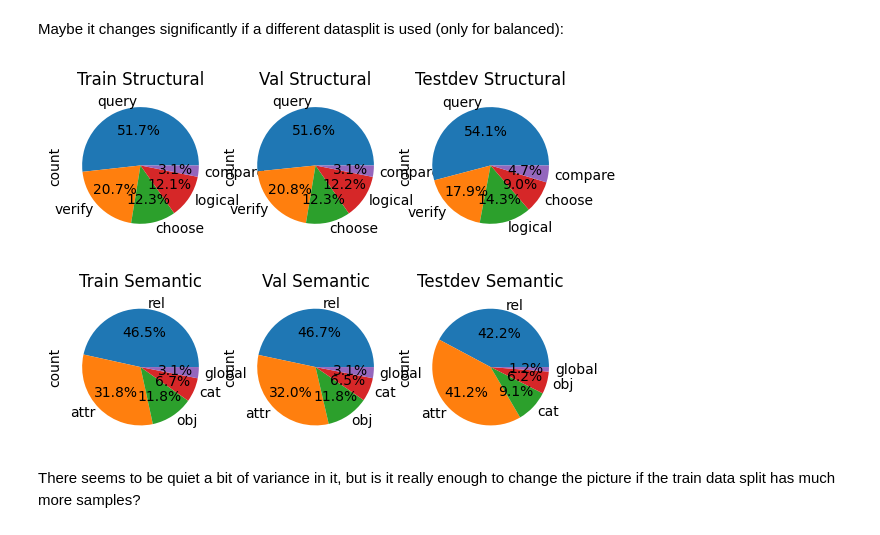
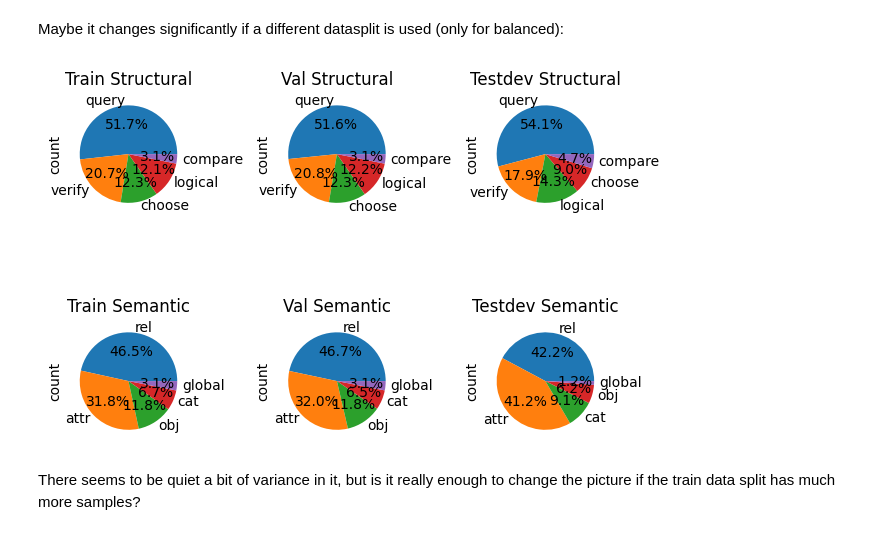
Before and after one commit to MagnusOstertag/GQA_reproduction, a Jupyter notebook: figures.ipynb, the cells around one changed output. Saved outputs shown, nothing was run; the diff lists cells and outputs as text; code cells hidden in the pictures.

```diff
--- a/figures.ipynb
+++ b/figures.ipynb
@@ -428,29 +431,30 @@ Maybe it changes significantly if a different datasplit is used (only for balanc
 # %%
 # visualize the type distributions, for balanced only
 # with a 3x2 grid of pie charts, on the y-axis the type (structural, semantic) and on the x-axis the data split (train, val, testdev)
 fig, axs = plt.subplots(2, 3)
 
 gqa_questions_balanced[gqa_questions_balanced['datasplit'] == 'train']['structural_type'].value_counts().plot.pie(ax=axs[0,0],autopct='%1.1f%%')
 axs[0,0].set_title('Train Structural')
 
 gqa_questions_balanced[gqa_questions_balanced['datasplit'] == 'train']['semantic_type'].value_counts().plot.pie(ax=axs[1,0],autopct='%1.1f%%')
 axs[1,0].set_title('Train Semantic')
 
 gqa_questions_balanced[gqa_questions_balanced['datasplit'] == 'val']['structural_type'].value_counts().plot.pie(ax=axs[0,1],autopct='%1.1f%%')
 axs[0,1].set_title('Val Structural')
 
 gqa_questions_balanced[gqa_questions_balanced['datasplit'] == 'val']['semantic_type'].value_counts().plot.pie(ax=axs[1,1],autopct='%1.1f%%')
 axs[1,1].set_title('Val Semantic')
 
 gqa_questions_balanced[gqa_questions_balanced['datasplit'] == 'testdev']['structural_type'].value_counts().plot.pie(ax=axs[0,2],autopct='%1.1f%%')
 axs[0,2].set_title('Testdev Structural')
 
 gqa_questions_balanced[gqa_questions_balanced['datasplit'] == 'testdev']['semantic_type'].value_counts().plot.pie(ax=axs[1,2],autopct='%1.1f%%')
 axs[1,2].set_title('Testdev Semantic')
 
+plt.tight_layout()
 plt.show()
 # %% [output]
-[figure, old version]
+[figure, new version]
 # %% [markdown]
 There seems to be quiet a bit of variance in it, but is it really enough to change the picture if the train data split has much more samples?
 # %% [markdown]
```
Also changed, not shown: parts of 1 cell of this notebook, 2 other files.
